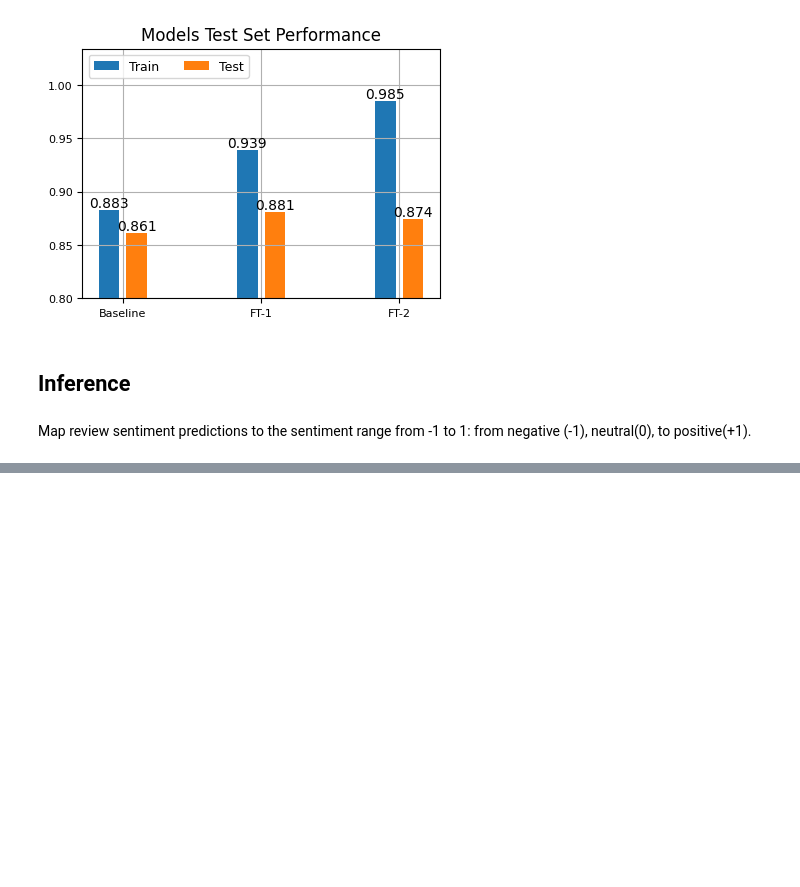
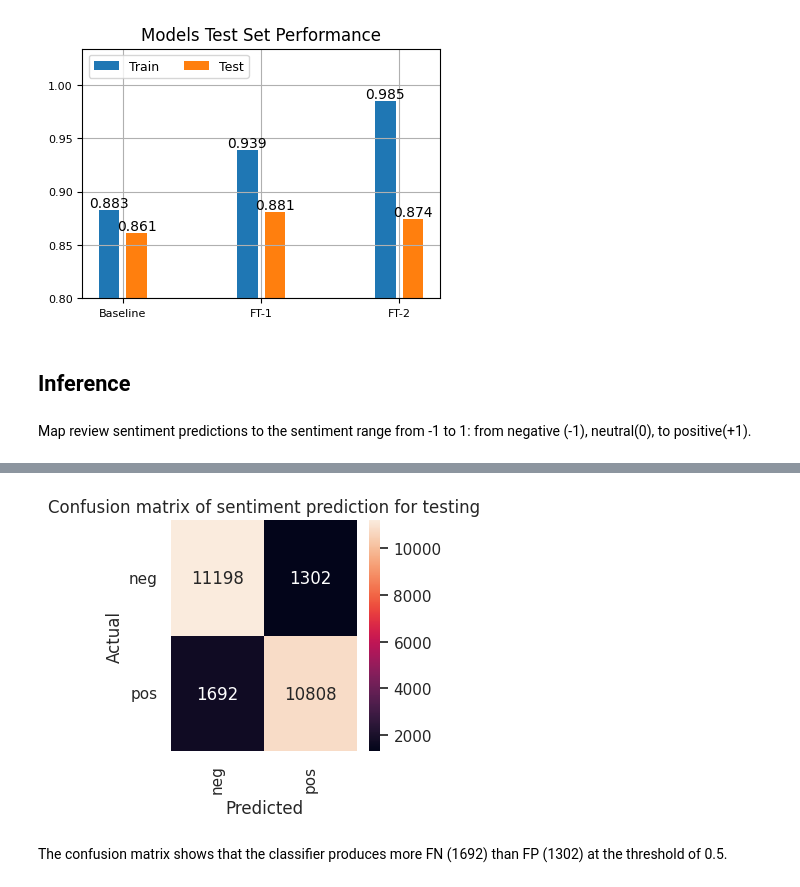
Before and after one commit to OMarchevska/NLP, a Jupyter notebook: Sentiment_Analysis.ipynb, the cells around one changed output, grey strips where cells are left out. Drawn from its saved outputs; the diff is of its cells as text; code cells hidden in the pictures; blank space fills up the shorter version.

```diff
--- a/Sentiment_Analysis.ipynb
+++ b/Sentiment_Analysis.ipynb
@@ -364,0 +386,19 @@ True label: 0
+# %%
+# utility functions to plot confusion matrix
+def plot_confusion_matrix(actual, predicted, labels, ds_type):
+    cm = tf.math.confusion_matrix(actual, predicted)
+    ax = sns.heatmap(cm, annot=True, fmt='g')
+    sns.set(rc={'figure.figsize':(3, 3)})
+    ax.set_title('Confusion matrix of sentiment prediction for ' + ds_type)
+    ax.set_xlabel('Predicted')
+    ax.set_ylabel('Actual')
+    plt.xticks(rotation=90)
+    plt.yticks(rotation=0)
+    ax.xaxis.set_ticklabels(labels)
+    ax.yaxis.set_ticklabels(labels)
+# %%
+plot_confusion_matrix(y_true, y_pred, class_labels, "testing")
+# %% [output]
+[figure, added]
+# %% [markdown]
+The confusion matrix shows that the classifier produces more FN (1692) than FP (1302) at the threshold of 0.5.
```
Also changed, not shown: parts of 13 cells of this notebook.
